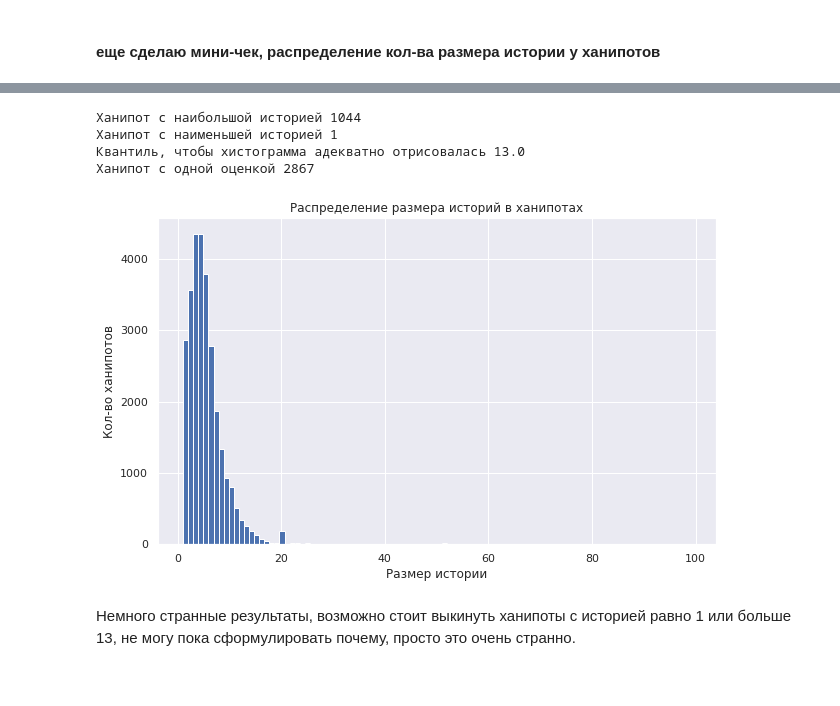
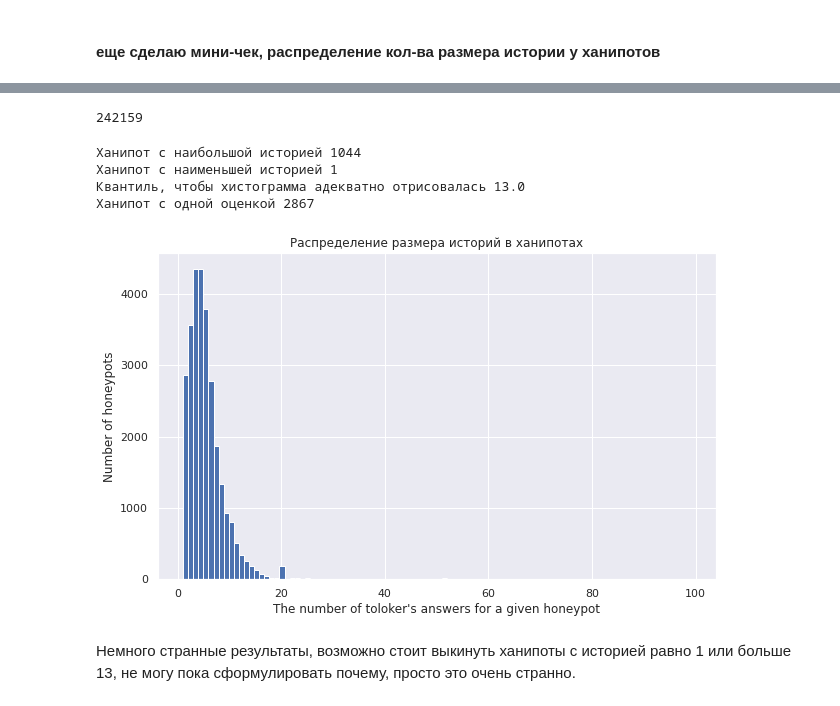
Before and after one commit to serzaraisk/noisy_labels, a Jupyter notebook: 1. Анализ датасетов.ipynb, the cells around one changed output, grey strips where cells are left out. Cells and saved outputs as stored; diff of their text form; code cells hidden in the pictures.

```diff
--- a/1. Анализ датасетов.ipynb
+++ b/1. Анализ датасетов.ipynb
@@ -51,7 +51,7 @@ def add_annotations(title, xlabel, ylabel, legend=True):
 # %% [markdown]
 # 0. Загрузка таблиц
 # %%
-path = '//home/images/dev/spochukaev/hse_diploma/image_classification'
+path = '//home/images/dev/spochukaev/hse_diploma/image_classification_with_answers'
 image_class = cluster.read(path).as_dataframe()
 
 path = '//home/images/dev/spochukaev/hse_diploma/image_classification_all_honeypots'
@@ -69,6 +69,8 @@ image_class['assessors_answer'] = image_class['assessors_answer'].str.decode('ut
 image_class['some_answer'] = image_class['some_answer'].str.decode('utf8')
 image_class['query'] = image_class['query'].str.decode('utf8')
 image_class['least_common'] = image_class['least_common'].str.decode('utf8')
+image_class['list_answers'] = image_class['list_answers'].str.decode('utf8')
+
 
 text_class['aggr_answer'] = text_class['aggr_answer'].str.decode('utf8')
 text_class['assessors_answer'] = text_class['assessors_answer'].str.decode('utf8')
@@ -189,6 +251,18 @@ diff[0]
 print('Кол-во ханипотов без оценки:', len(diff))
 # %% [output]
 Кол-во ханипотов без оценки: 35206
+# %%
+sns.set(rc={'figure.figsize':(10,6)})
+def query_info(df, title, column):
+    print('Кол-во ханипотов в базе', len(df['query'].unique()))
+    print('Кол-во строк в таблице', len(df['query']))
+    print('Распределение ответов в ханипотах')
+    hbars = df.groupby(column).count().reset_index()
+    print(df.groupby(column).count()/df.groupby(column).count().sum())
+    fig, ax = plt.subplots()
+    ax.barh(hbars['assessors_answer'], hbars['query'])
+    add_annotations('The number of honeypots', 'Honeypots labels', title, False)
+    ax.bar_label(ax.containers[0], padding=10)
 # %%
 query_info(image_class, 'Кол-во ханипотов у которых есть толокерская история', 'assessors_answer')
 # %% [output]
@@ -221,18 +307,22 @@ OK                0.392746
+# %%
+image_class['cnt'].sum()
+# %% [output]
+242159
 # %%
 print('Ханипот с наибольшой историей', image_class['cnt'].max())
 print('Ханипот с наименьшей историей', image_class['cnt'].min())
 print('Квантиль, чтобы хистограмма адекватно отрисовалась', image_class['cnt'].quantile(0.95))
 print('Ханипот с одной оценкой', image_class[image_class['cnt'] == 1].shape[0])
 
 fig, ax = plt.subplots()
 image_class[image_class['cnt'] < 100]['cnt'].hist(bins=100)
-add_annotations('Размер истории', 'Кол-во ханипотов', 'Распределение размера историй в ханипотах', False)
+add_annotations("The number of toloker's answers for a given honeypot", "Number of honeypots", 'Распределение размера историй в ханипотах', False)
 # %% [output]
 Ханипот с наибольшой историей 1044
 Ханипот с наименьшей историей 1
 Квантиль, чтобы хистограмма адекватно отрисовалась 13.0
 Ханипот с одной оценкой 2867
-[figure, old version]
+[figure, new version]
 # %% [markdown]
 Немного странные результаты, возможно стоит выкинуть ханипоты с историей равно 1 или больше 13, не могу пока сформулировать почему, просто это очень странно.
 # %% [markdown]
```
Also changed, not shown: parts of 42 cells of this notebook, 21 other files.
